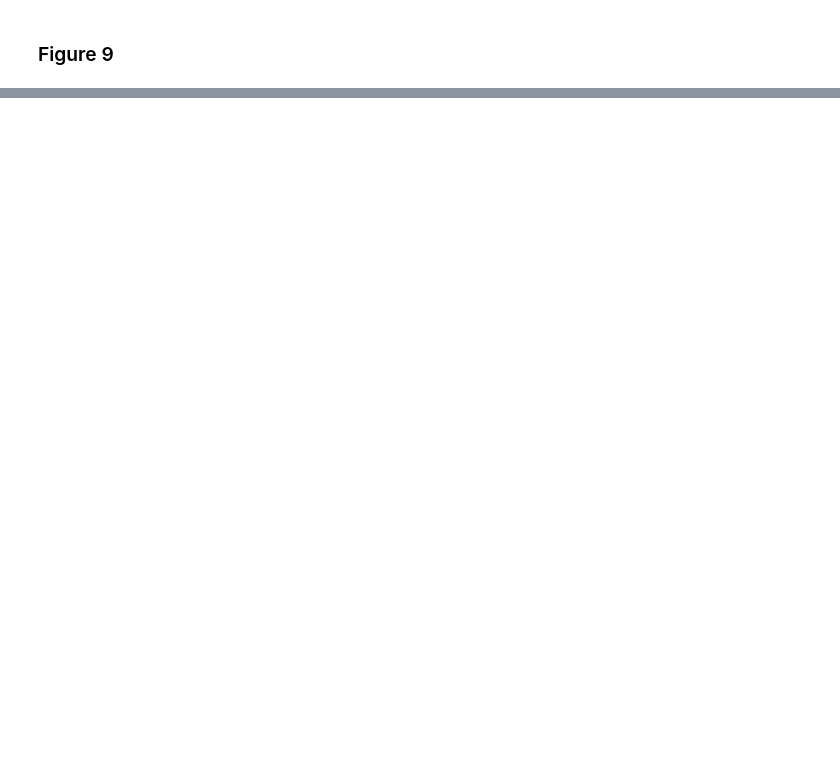
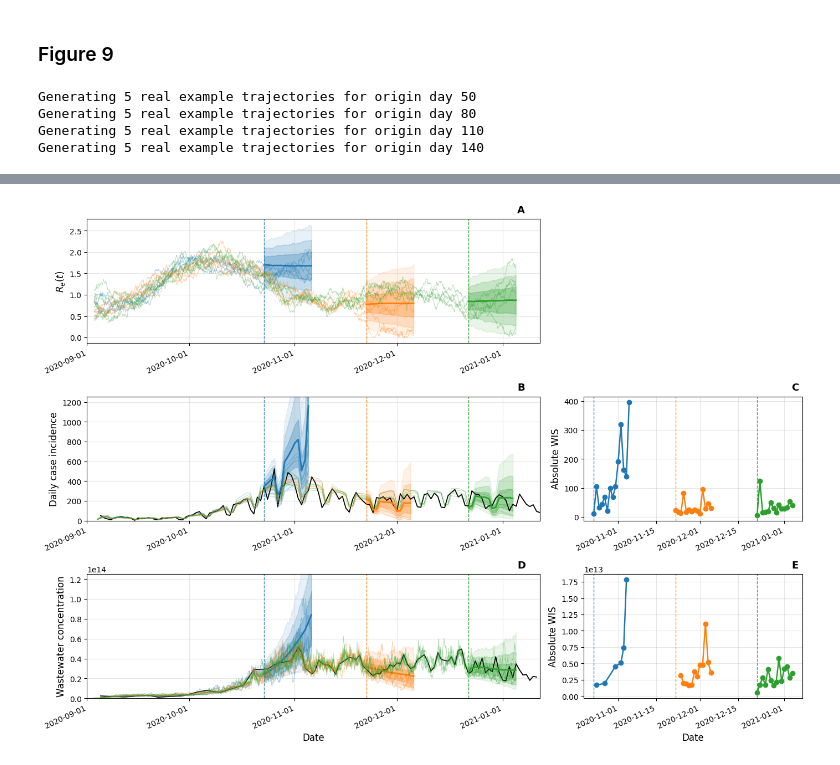
Before and after one commit to koellelab/Rt_wastewater_inference_particle_filter, a Jupyter notebook: ZH_plotting.ipynb, the cells around one changed output, grey strips where cells are left out. Cells and saved outputs as stored; diff of their text form; code cells hidden in the pictures; blank space fills up the shorter version.

```diff
--- a/ZH_plotting.ipynb
+++ b/ZH_plotting.ipynb
@@ -978,3 +982,4 @@ plt.show()
 # %%
 POP_ZURICH   = 1553423
 init_sero = 0.008
+end_sero = 0.051
@@ -1713,0 +2342,3 @@ plt.show()
+# %%
+# np.save("ZH_results/rolling_forecast_results_four_panel.npy", forecast_results)
+forecast_results = np.load("ZH_results/rolling_forecast_results_four_panel.npy", allow_pickle=True)
@@ -1713,0 +2470,18 @@ plt.show()
+# %%
+forecast_results_with_examples = add_real_example_trajectories_to_forecast_results(
+    forecast_results=forecast_results,
+    epiparam=epiparam,
+    n_particles=n_particles,
+    ZH_case_selected=ZH_case_selected,
+    ZH_case_future=ZH_case_future,
+    ZH_ww_selected=ZH_ww_selected,
+    start_date=start_date,
+    horizon=14,
+    n_examples=5,
+    base_seed=909000,
+)
+# %% [output]
+Generating 5 real example trajectories for origin day 50
+Generating 5 real example trajectories for origin day 80
+Generating 5 real example trajectories for origin day 110
+Generating 5 real example trajectories for origin day 140
@@ -1713,0 +2900,15 @@ plt.show()
+# %%
+plot_five_panel_rolling_forecasts_with_wis(
+    forecast_results=forecast_results_with_examples[:3],
+    eval_pointwise=eval_pointwise,
+    ZH_case_selected=ZH_case_selected,
+    ZH_case_future=ZH_case_future,
+    ZH_ww_selected=ZH_ww_selected,
+    start_date=start_date,
+    cut_day=cut_day,
+    obs_window_before=90,
+    obs_window_after=21,
+    example_alpha=0.35,
+    example_lw=0.7,
+)
+# %% [output]
@@ -1713,0 +2916 @@ plt.show()
+[figure, added]
```
Also changed, not shown: parts of 27 cells of this notebook, 9 other files.
